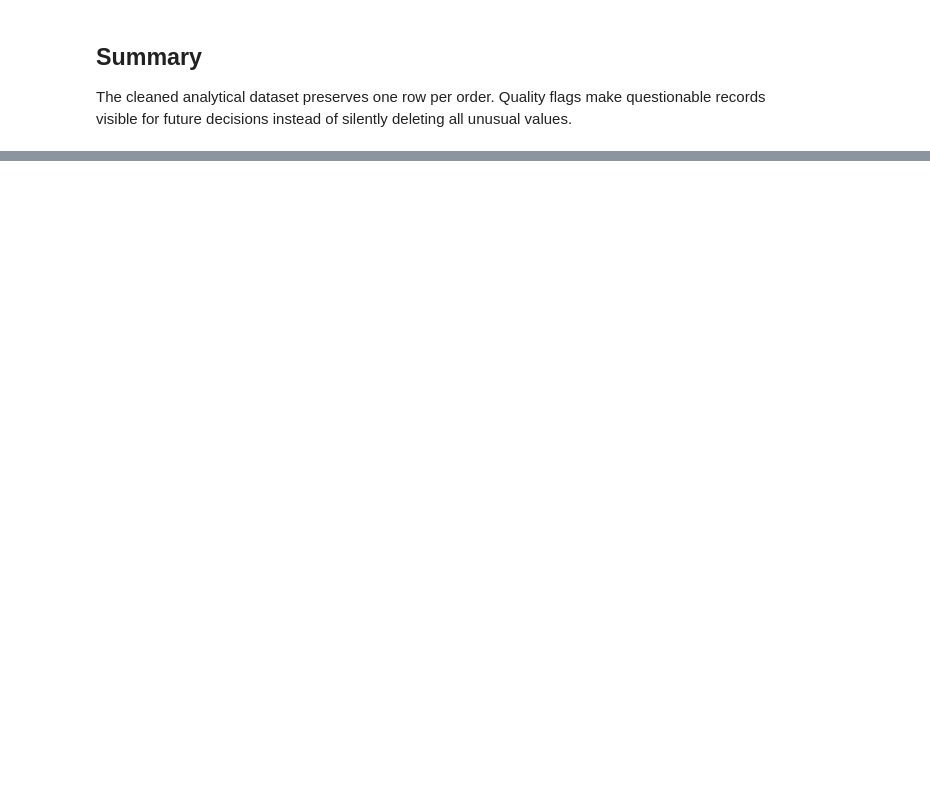
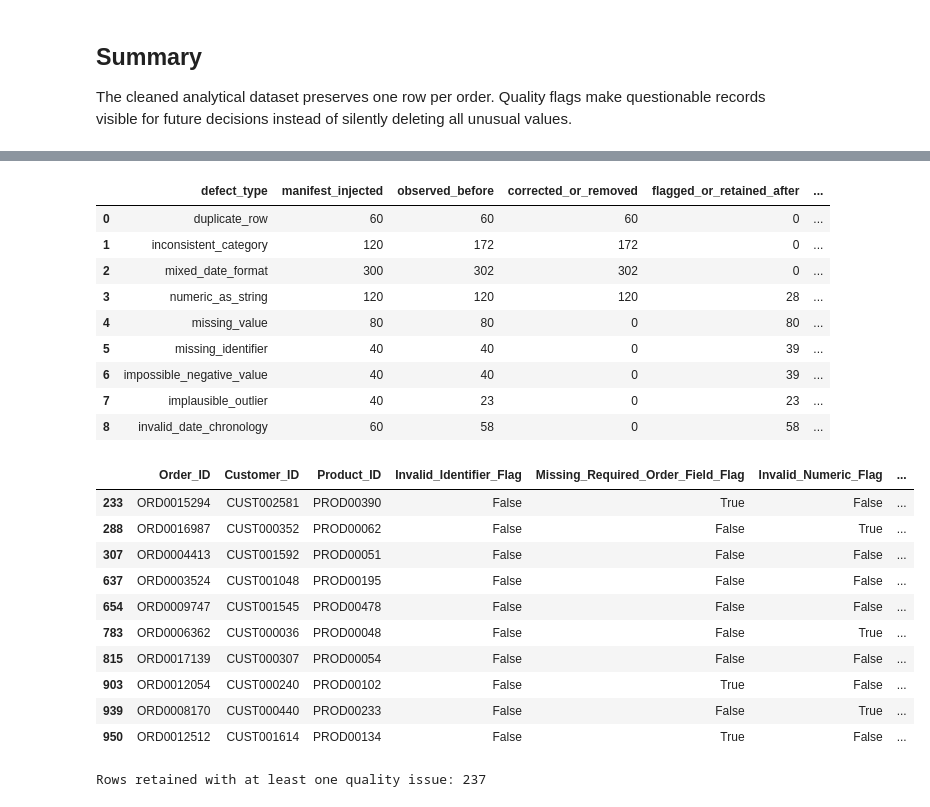
Before and after one commit to madhavharshit/EcomPolice, a Jupyter notebook: notebooks/synthetic_pipeline/04_data_preprocessing.ipynb, the cells around one changed output, grey strips where cells are left out. Saved outputs shown, nothing was run; the diff lists cells and outputs as text; code cells hidden in the pictures; blank space fills up the shorter version.

```diff
--- a/notebooks/synthetic_pipeline/04_data_preprocessing.ipynb
+++ b/notebooks/synthetic_pipeline/04_data_preprocessing.ipynb
@@ -159,0 +274,37 @@ The cleaned analytical dataset preserves one row per order. Quality flags make q
+# %%
+# This is the action evidence: corrected/removed outcomes are separate from flags retained for review.
+display(defect_audit)
+
+remaining_issues = final_audited[final_audited['Any_Quality_Issue_Flag']]
+display(
+    remaining_issues[
+        ['Order_ID', 'Customer_ID', 'Product_ID', 'Invalid_Identifier_Flag',
+         'Missing_Required_Order_Field_Flag', 'Invalid_Numeric_Flag',
+         'Suspicious_Outlier_Flag', 'Invalid_Delivery_Chronology_Flag',
+         'Invalid_Return_Chronology_Flag', 'customer_join_status', 'product_join_status']
+    ].head(10)
+)
+print('Rows retained with at least one quality issue:', len(remaining_issues))
+# %% [output]
+|  | defect_type | manifest_injected | observed_before | corrected_or_removed | flagged_or_retained_after | ... |
+| 0 | duplicate_row | 60 | 60 | 60 | 0 | ... |
+| 1 | inconsistent_category | 120 | 172 | 172 | 0 | ... |
+| 2 | mixed_date_format | 300 | 302 | 302 | 0 | ... |
+| 3 | numeric_as_string | 120 | 120 | 120 | 28 | ... |
+| 4 | missing_value | 80 | 80 | 0 | 80 | ... |
+| 5 | missing_identifier | 40 | 40 | 0 | 39 | ... |
+| 6 | impossible_negative_value | 40 | 40 | 0 | 39 | ... |
+| 7 | implausible_outlier | 40 | 23 | 0 | 23 | ... |
+| 8 | invalid_date_chronology | 60 | 58 | 0 | 58 | ... |
+|  | Order_ID | Customer_ID | Product_ID | Invalid_Identifier_Flag | Missing_Required_Order_Field_Flag | Invalid_Numeric_Flag | ... |
+| 233 | ORD0015294 | CUST002581 | PROD00390 | False | True | False | ... |
+| 288 | ORD0016987 | CUST000352 | PROD00062 | False | False | True | ... |
+| 307 | ORD0004413 | CUST001592 | PROD00051 | False | False | False | ... |
+| 637 | ORD0003524 | CUST001048 | PROD00195 | False | False | False | ... |
+| 654 | ORD0009747 | CUST001545 | PROD00478 | False | False | False | ... |
+| 783 | ORD0006362 | CUST000036 | PROD00048 | False | False | True | ... |
+| 815 | ORD0017139 | CUST000307 | PROD00054 | False | False | False | ... |
+| 903 | ORD0012054 | CUST000240 | PROD00102 | False | True | False | ... |
+| 939 | ORD0008170 | CUST000440 | PROD00233 | False | False | True | ... |
+| 950 | ORD0012512 | CUST001614 | PROD00134 | False | True | False | ... |
+Rows retained with at least one quality issue: 237
```
Also changed, not shown: parts of 9 cells of this notebook, 13 other files.
